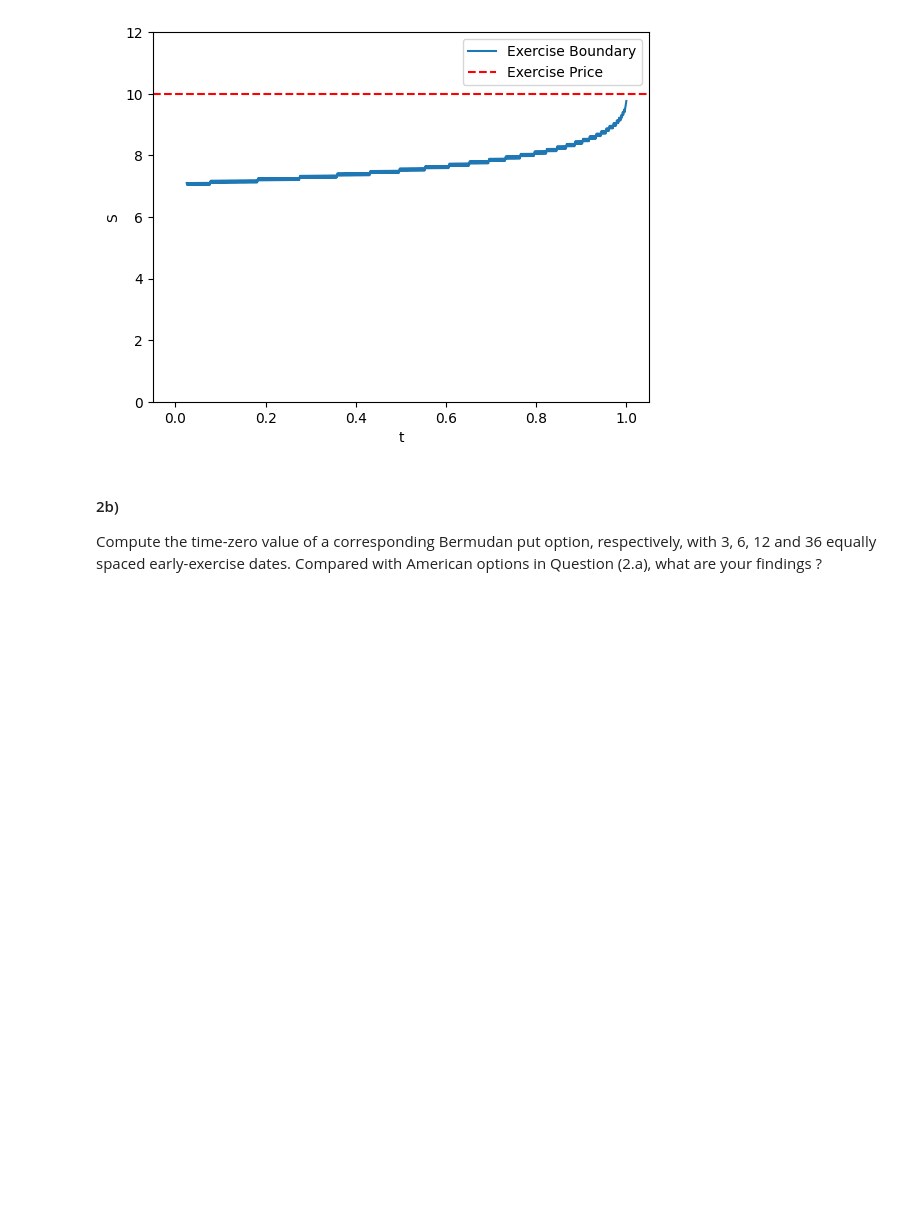
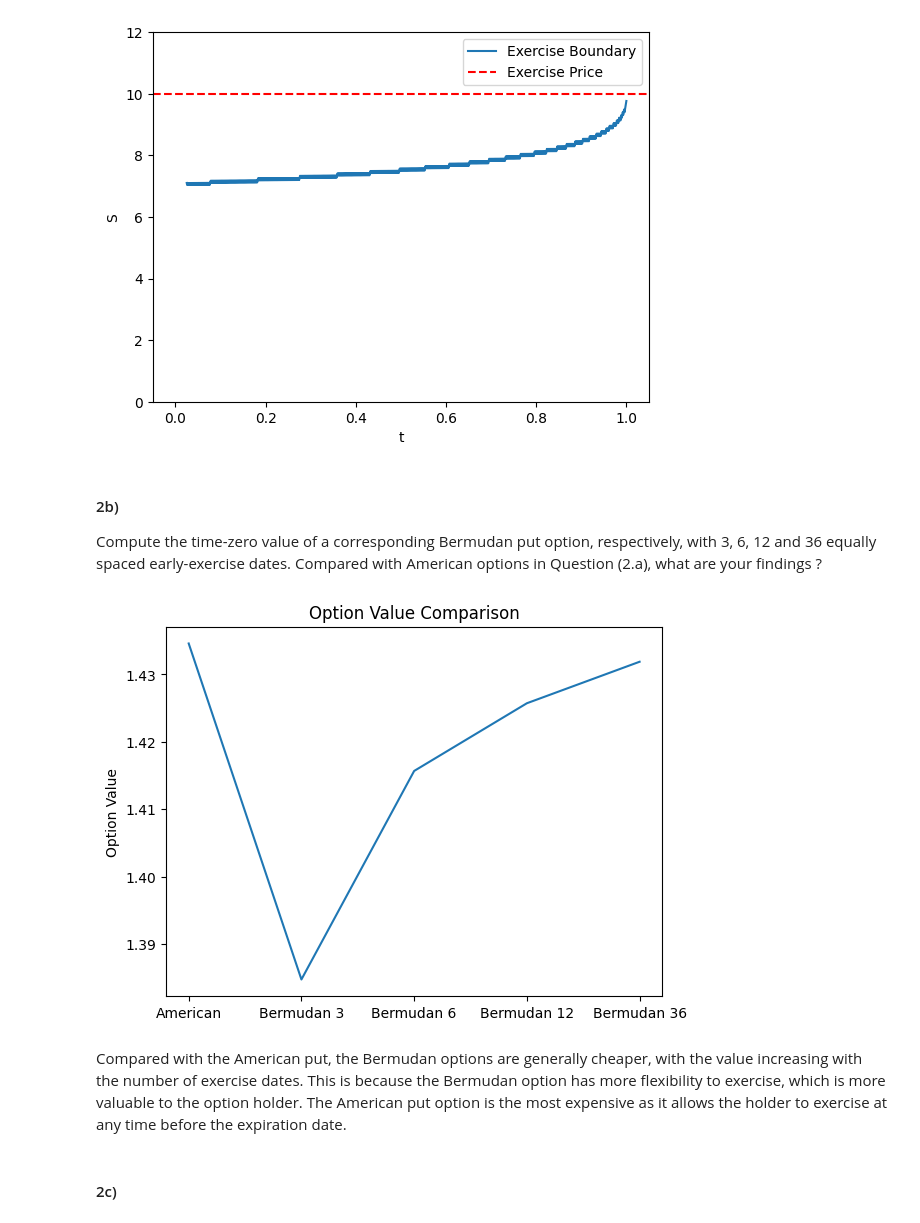
Before and after one commit to andreist3fan/ovmHW2, a Jupyter notebook: jupyter/homework.ipynb, the cells around one changed output. Saved outputs shown, nothing was run; the diff lists cells and outputs as text; code cells hidden in the pictures; blank space fills up the shorter version.

```diff
--- a/jupyter/homework.ipynb
+++ b/jupyter/homework.ipynb
@@ -392,0 +461,25 @@ Compute the time-zero value of a corresponding Bermudan put option, respectively
+# %%
+S0=9
+T = 1
+r = 0.06
+sigma = 0.3
+E = 10
+M = 1000
+
+american_put = binomial_method_american_put(S0, E, r, T, sigma, M)[0]
+bermudan_put_3 = binomial_method_bermudan_put(S0, E, r, T, sigma, M, num_exercise_dates=3)[0]
+bermudan_put_6 = binomial_method_bermudan_put(S0, E, r, T, sigma, M, num_exercise_dates=6)[0]
+bermudan_put_12 = binomial_method_bermudan_put(S0, E, r, T, sigma, M, num_exercise_dates=12)[0]
+bermudan_put_36 = binomial_method_bermudan_put(S0, E, r, T, sigma, M, num_exercise_dates=36)[0]
+
+plt.plot([american_put,bermudan_put_3,bermudan_put_6,bermudan_put_12,bermudan_put_36])
+plt.xticks([0,1,2,3,4],['American','Bermudan 3','Bermudan 6','Bermudan 12','Bermudan 36'])
+plt.ylabel('Option Value')
+plt.title('Option Value Comparison')
+plt.show()
+# %% [output]
+[figure, added]
+# %% [markdown]
+Compared with the American put, the Bermudan options are generally cheaper, with the value increasing with the number of exercise dates. This is because the Bermudan option has more flexibility to exercise, which is more valuable to the option holder. The American put option is the most expensive as it allows the holder to exercise at any time before the expiration date.
+# %% [markdown]
+#### 2c)
```
Also changed, not shown: parts of 8 cells of this notebook, 1 other file.
